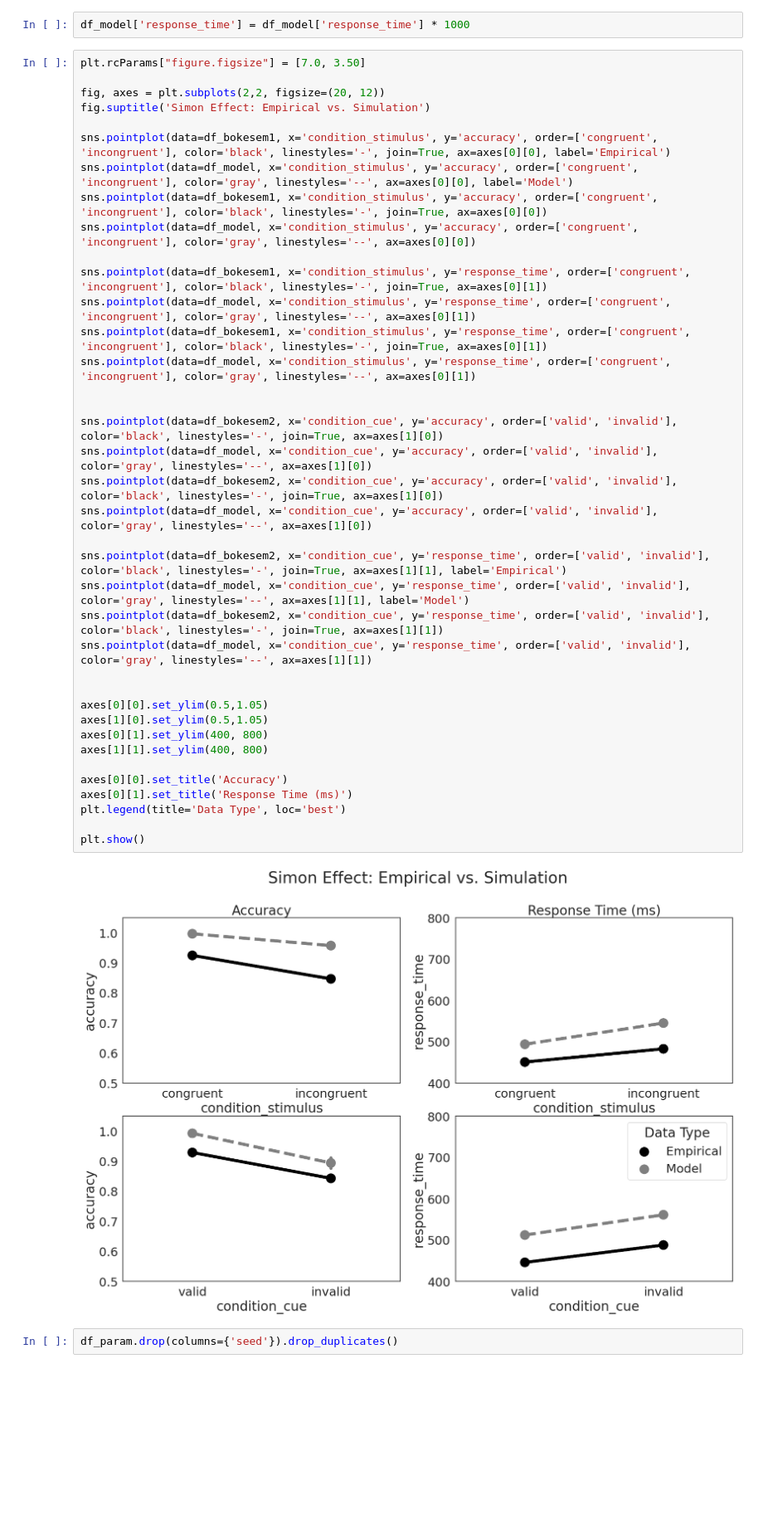
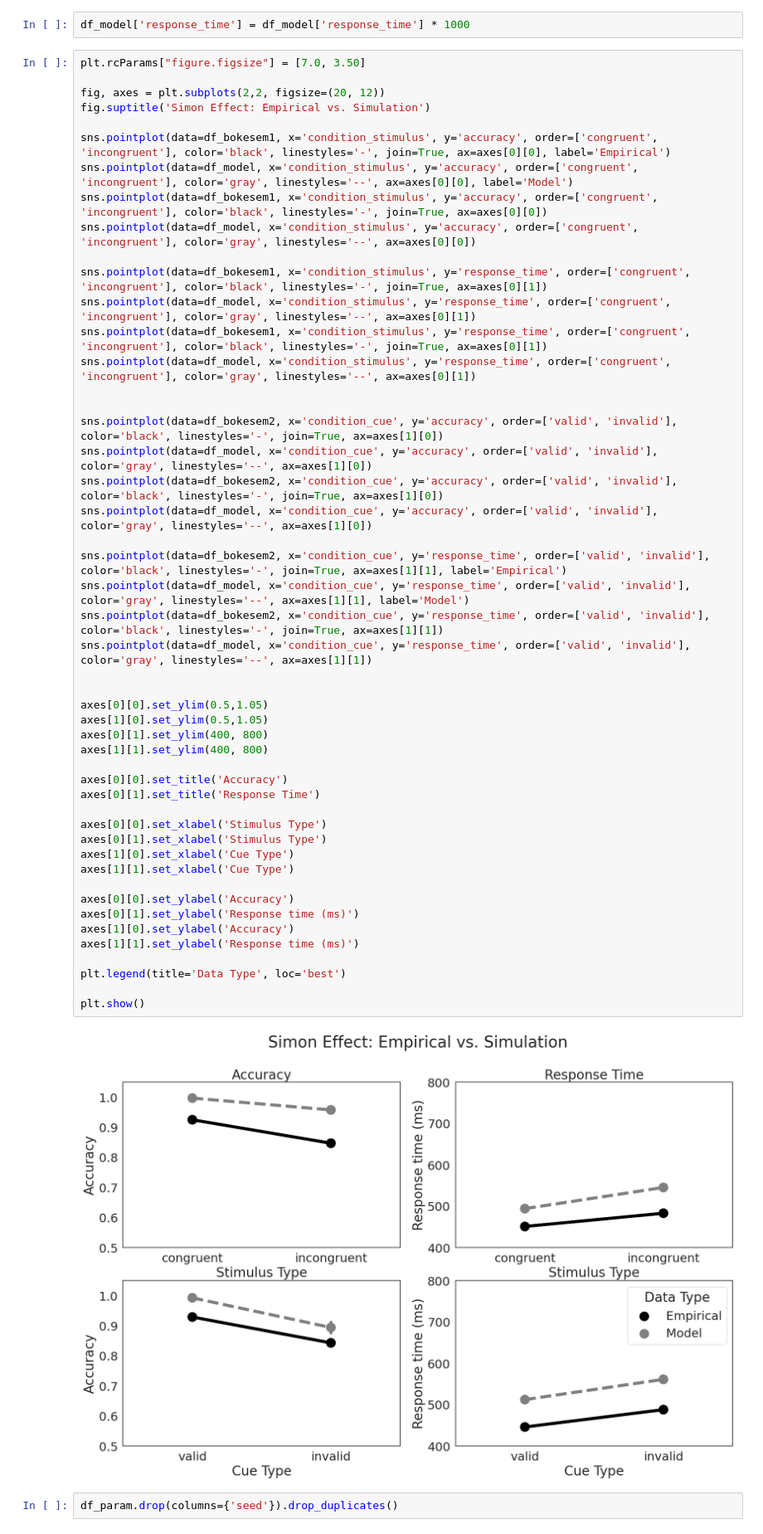
Before and after one commit to yangyuxue2333/ACTR-Simon-Re, a Jupyter notebook: analysis/test_simon_effect.ipynb, the cells around one changed output. Shown at 83% size. Drawn from its saved outputs; the diff is of its cells as text; blank space fills up the shorter version.

```diff
--- a/analysis/test_simon_effect.ipynb
+++ b/analysis/test_simon_effect.ipynb
@@ -48,35 +48,46 @@ sns.pointplot(data=df_model, x='condition_stimulus', y='accuracy', order=['congr
 sns.pointplot(data=df_bokesem1, x='condition_stimulus', y='accuracy', order=['congruent', 'incongruent'], color='black', linestyles='-', join=True, ax=axes[0][0])
 sns.pointplot(data=df_model, x='condition_stimulus', y='accuracy', order=['congruent', 'incongruent'], color='gray', linestyles='--', ax=axes[0][0])
 
 sns.pointplot(data=df_bokesem1, x='condition_stimulus', y='response_time', order=['congruent', 'incongruent'], color='black', linestyles='-', join=True, ax=axes[0][1])
 sns.pointplot(data=df_model, x='condition_stimulus', y='response_time', order=['congruent', 'incongruent'], color='gray', linestyles='--', ax=axes[0][1])
 sns.pointplot(data=df_bokesem1, x='condition_stimulus', y='response_time', order=['congruent', 'incongruent'], color='black', linestyles='-', join=True, ax=axes[0][1])
 sns.pointplot(data=df_model, x='condition_stimulus', y='response_time', order=['congruent', 'incongruent'], color='gray', linestyles='--', ax=axes[0][1])
 
 
 sns.pointplot(data=df_bokesem2, x='condition_cue', y='accuracy', order=['valid', 'invalid'], color='black', linestyles='-', join=True, ax=axes[1][0])
 sns.pointplot(data=df_model, x='condition_cue', y='accuracy', order=['valid', 'invalid'], color='gray', linestyles='--', ax=axes[1][0])
 sns.pointplot(data=df_bokesem2, x='condition_cue', y='accuracy', order=['valid', 'invalid'], color='black', linestyles='-', join=True, ax=axes[1][0])
 sns.pointplot(data=df_model, x='condition_cue', y='accuracy', order=['valid', 'invalid'], color='gray', linestyles='--', ax=axes[1][0])
 
 sns.pointplot(data=df_bokesem2, x='condition_cue', y='response_time', order=['valid', 'invalid'], color='black', linestyles='-', join=True, ax=axes[1][1], label='Empirical')
 sns.pointplot(data=df_model, x='condition_cue', y='response_time', order=['valid', 'invalid'], color='gray', linestyles='--', ax=axes[1][1], label='Model')
 sns.pointplot(data=df_bokesem2, x='condition_cue', y='response_time', order=['valid', 'invalid'], color='black', linestyles='-', join=True, ax=axes[1][1])
 sns.pointplot(data=df_model, x='condition_cue', y='response_time', order=['valid', 'invalid'], color='gray', linestyles='--', ax=axes[1][1])
 
 
 axes[0][0].set_ylim(0.5,1.05)
 axes[1][0].set_ylim(0.5,1.05)
 axes[0][1].set_ylim(400, 800)
 axes[1][1].set_ylim(400, 800)
 
 axes[0][0].set_title('Accuracy')
-axes[0][1].set_title('Response Time (ms)')
+axes[0][1].set_title('Response Time')
+
+axes[0][0].set_xlabel('Stimulus Type')
+axes[0][1].set_xlabel('Stimulus Type')
+axes[1][0].set_xlabel('Cue Type')
+axes[1][1].set_xlabel('Cue Type')
+
+axes[0][0].set_ylabel('Accuracy')
+axes[0][1].set_ylabel('Response time (ms)')
+axes[1][0].set_ylabel('Accuracy')
+axes[1][1].set_ylabel('Response time (ms)')
+
 plt.legend(title='Data Type', loc='best')
 
 plt.show()
 # %% [output]
-[figure, old version]
+[figure, new version]
 # %%
 df_param.drop(columns={'seed'}).drop_duplicates()
 # %% [output]
```
Also changed, not shown: 3 other files.
